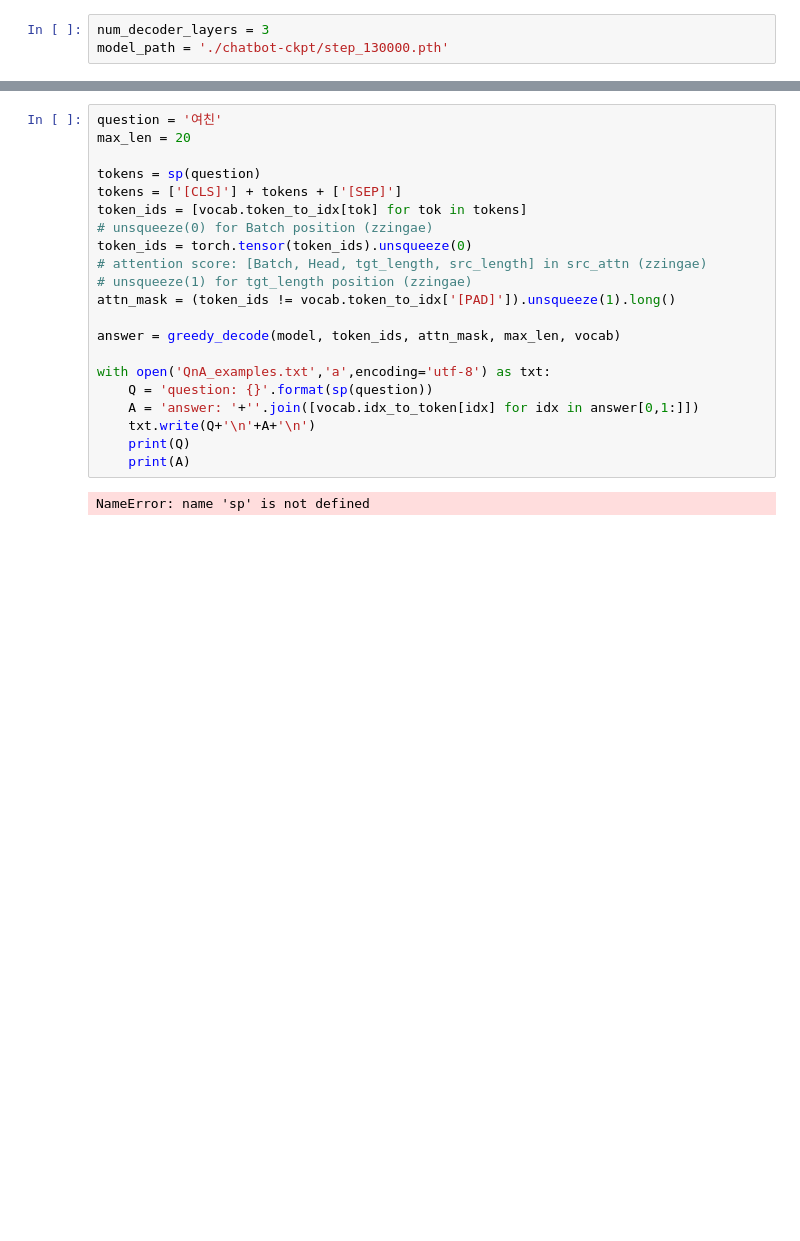
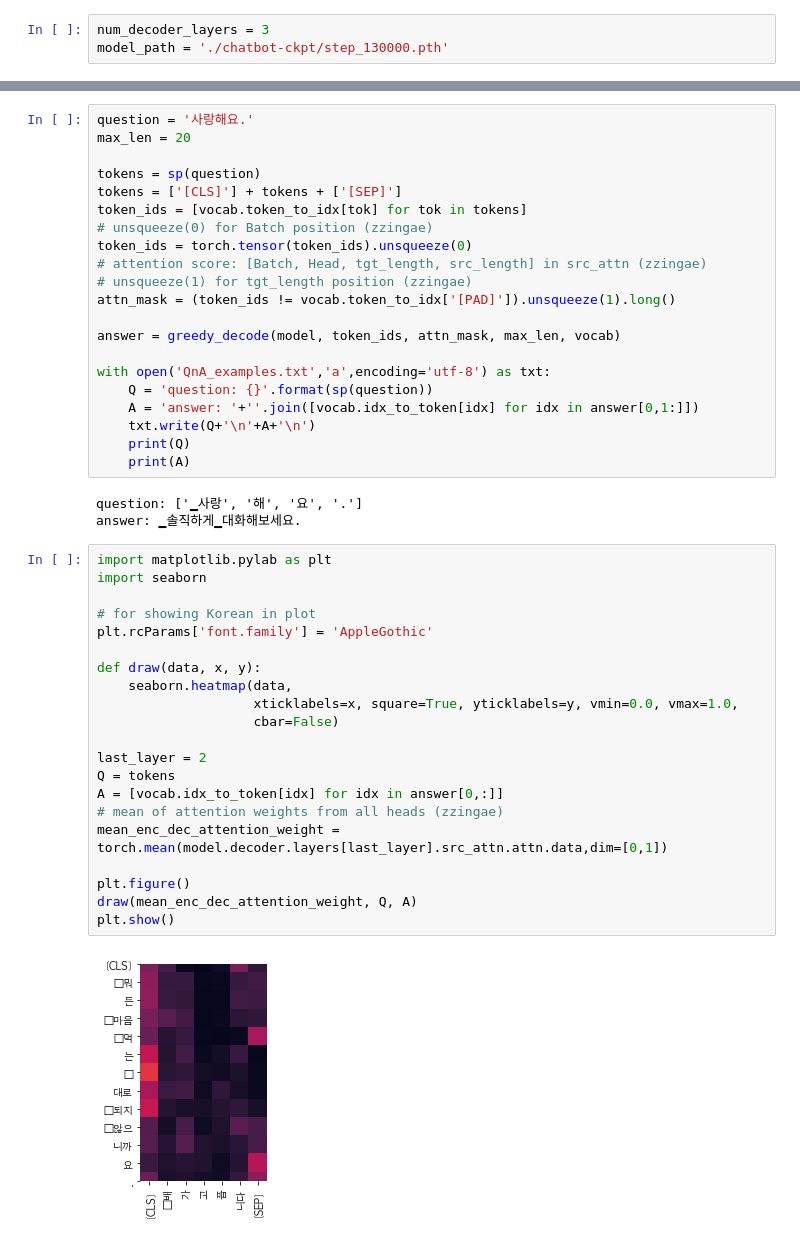
Before and after one commit to zzingae/KoBERT, a Jupyter notebook: prediction_notebook.ipynb, the cells around one changed output, grey strips where cells are left out. Saved outputs shown, nothing was run; the diff lists cells and outputs as text; blank space fills up the shorter version.

Commit message:
added attention visualization code in notebook

```diff
--- a/prediction_notebook.ipynb
+++ b/prediction_notebook.ipynb
@@ -21,5 +37,5 @@ NameError: name 'torch' is not defined
 # %%
-question = '여친'
+question = '사랑해요.'
 max_len = 20
 
 tokens = sp(question)
@@ -40,4 +56,28 @@ with open('QnA_examples.txt','a',encoding='utf-8') as txt:
     print(Q)
     print(A)
 # %% [output]
-NameError: name 'sp' is not defined
+question: ['▁사랑', '해', '요', '.']
+answer: ▁솔직하게▁대화해보세요.
+# %%
+import matplotlib.pylab as plt
+import seaborn
+
+# for showing Korean in plot
+plt.rcParams['font.family'] = 'AppleGothic'
+
+def draw(data, x, y):
+    seaborn.heatmap(data,
+                    xticklabels=x, square=True, yticklabels=y, vmin=0.0, vmax=1.0,
+                    cbar=False)
+
+last_layer = 2
+Q = tokens
+A = [vocab.idx_to_token[idx] for idx in answer[0,:]]
+# mean of attention weights from all heads (zzingae)
+mean_enc_dec_attention_weight = torch.mean(model.decoder.layers[last_layer].src_attn.attn.data,dim=[0,1])
+
+plt.figure()
+draw(mean_enc_dec_attention_weight, Q, A)
+plt.show()
+# %% [output]
+[figure, added]
```
Also changed, not shown: parts of 4 cells of this notebook, 1 other file.
